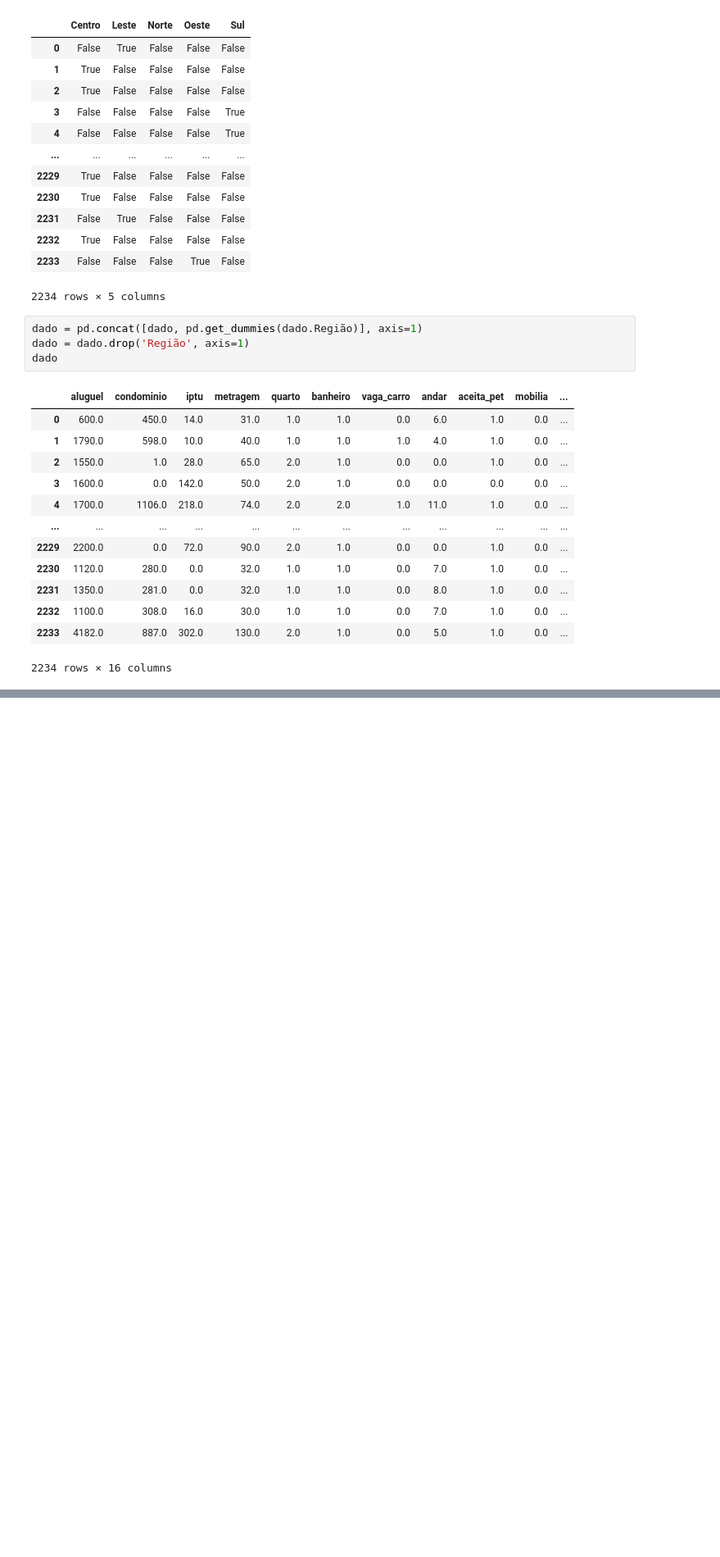
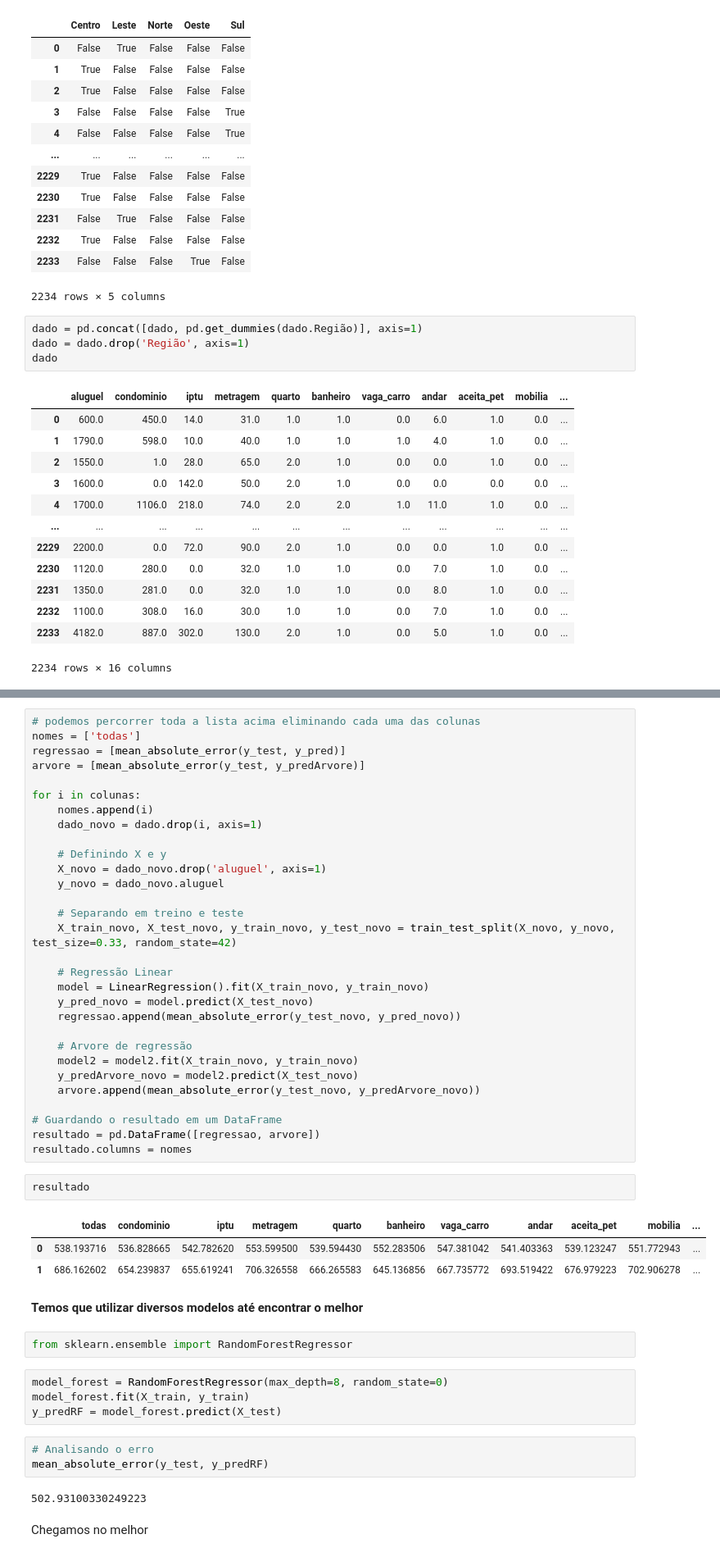
Before and after one commit to Leanddro13/QuintoAndar, a Jupyter notebook: main.ipynb, the cells around one changed output, grey strips where cells are left out. Shown at 82% size. Cells and saved outputs as stored; diff of their text form; blank space fills up the shorter version.

```diff
--- a/main.ipynb
+++ b/main.ipynb
@@ -537,0 +636,51 @@ dado
+# %%
+# podemos percorrer toda a lista acima eliminando cada uma das colunas
+nomes = ['todas']
+regressao = [mean_absolute_error(y_test, y_pred)]
+arvore = [mean_absolute_error(y_test, y_predArvore)]
+
+for i in colunas:
+    nomes.append(i)
+    dado_novo = dado.drop(i, axis=1)
+
+    # Definindo X e y
+    X_novo = dado_novo.drop('aluguel', axis=1)
+    y_novo = dado_novo.aluguel
+
+    # Separando em treino e teste
+    X_train_novo, X_test_novo, y_train_novo, y_test_novo = train_test_split(X_novo, y_novo, test_size=0.33, random_state=42)
+
+    # Regressão Linear
+    model = LinearRegression().fit(X_train_novo, y_train_novo)
+    y_pred_novo = model.predict(X_test_novo)
+    regressao.append(mean_absolute_error(y_test_novo, y_pred_novo))
+
+    # Arvore de regressão
+    model2 = model2.fit(X_train_novo, y_train_novo)
+    y_predArvore_novo = model2.predict(X_test_novo)
+    arvore.append(mean_absolute_error(y_test_novo, y_predArvore_novo))
+
+# Guardando o resultado em um DataFrame
+resultado = pd.DataFrame([regressao, arvore])
+resultado.columns = nomes
+# %%
+resultado
+# %% [output]
+|  | todas | condominio | iptu | metragem | quarto | banheiro | vaga_carro | andar | aceita_pet | mobilia | ... |
+| 0 | 538.193716 | 536.828665 | 542.782620 | 553.599500 | 539.594430 | 552.283506 | 547.381042 | 541.403363 | 539.123247 | 551.772943 | ... |
+| 1 | 686.162602 | 654.239837 | 655.619241 | 706.326558 | 666.265583 | 645.136856 | 667.735772 | 693.519422 | 676.979223 | 702.906278 | ... |
+# %% [markdown]
+**Temos que utilizar diversos modelos até encontrar o melhor**
+# %%
+from sklearn.ensemble import RandomForestRegressor
+# %%
+model_forest = RandomForestRegressor(max_depth=8, random_state=0)
+model_forest.fit(X_train, y_train)
+y_predRF = model_forest.predict(X_test)
+# %%
+# Analisando o erro
+mean_absolute_error(y_test, y_predRF)
+# %% [output]
+502.93100330249223
+# %% [markdown]
+Chegamos no melhor
```
Also changed, not shown: parts of 31 cells of this notebook, 2 other files.
